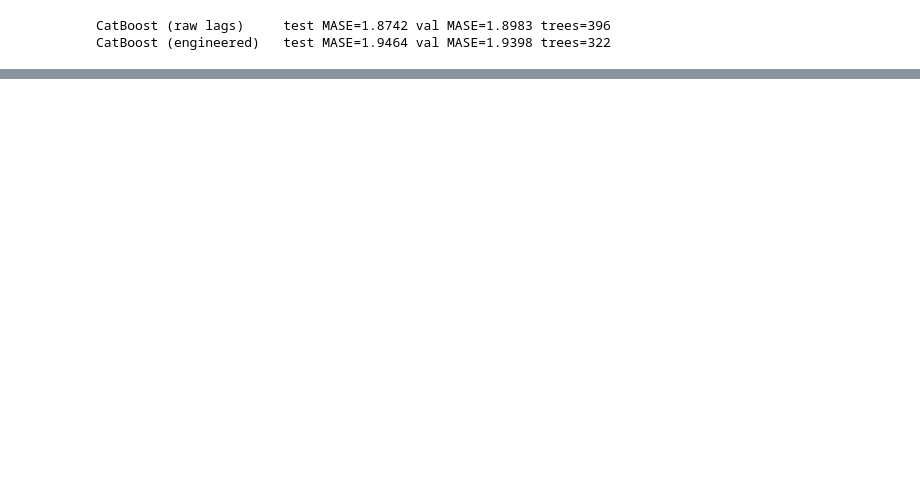
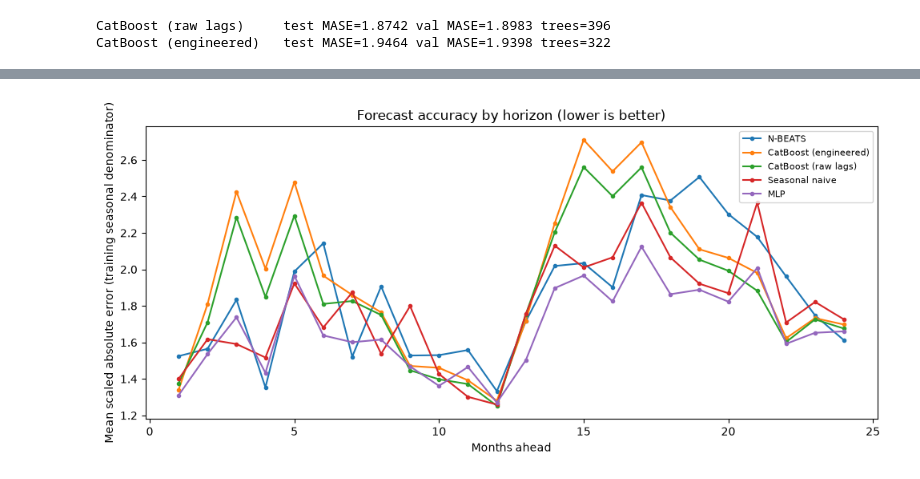
Before and after one commit to adidror005/time-series-forecasting, a Jupyter notebook: Time_Series_Benchmark_Final/05_Tourism_Monthly_GLOBAL_NEW.ipynb, the cells around one changed output, grey strips where cells are left out. Drawn from its saved outputs; the diff is of its cells as text; code cells hidden in the pictures; blank space fills up the shorter version.

```diff
--- a/Time_Series_Benchmark_Final/05_Tourism_Monthly_GLOBAL_NEW.ipynb
+++ b/Time_Series_Benchmark_Final/05_Tourism_Monthly_GLOBAL_NEW.ipynb
@@ -373,0 +630,28 @@ Data: [Monash Tourism Monthly](https://zenodo.org/records/4656096), 366 series;
+# %%
+per_horizon_rows = []
+for model_name, pred in predictions.items():
+    scaled_error = np.empty((len(series), HORIZON), dtype=float)
+    for k, (sid, t) in enumerate(samples['Test']):
+        s = series[sid]
+        forecast = pred[k] * s['scale'] + packed['Test'][3][k]
+        scaled_error[k] = np.abs(forecast - s['values'][t:t + HORIZON]) / s['mase_scale']
+    for h in range(HORIZON):
+        per_horizon_rows.append({'model': model_name, 'horizon': h + 1,
+                                 'mean_scaled_absolute_error': float(scaled_error[:, h].mean())})
+per_horizon = pd.DataFrame(per_horizon_rows)
+per_horizon.to_csv(out / 'horizon_error.csv', index=False)
+
+focus = list(dict.fromkeys(['N-BEATS', 'CatBoost (engineered)',
+                            'CatBoost (raw lags)', 'Seasonal naive', str(selected.model)]))
+fig, ax = plt.subplots(figsize=(10, 4.6))
+for name in focus:
+    part = per_horizon[per_horizon.model.eq(name)]
+    if len(part): ax.plot(part.horizon, part.mean_scaled_absolute_error, marker='.', label=name)
+ax.set(xlabel='Months ahead', ylabel='Mean scaled absolute error (training seasonal denominator)',
+       title='Forecast accuracy by horizon (lower is better)')
+ax.legend(fontsize=8)
+fig.tight_layout()
+fig.savefig(out / 'error_by_horizon.png', dpi=160)
+plt.show()
+# %% [output]
+[figure, added]
```
Also changed, not shown: parts of 31 cells of this notebook, 7 other files.
